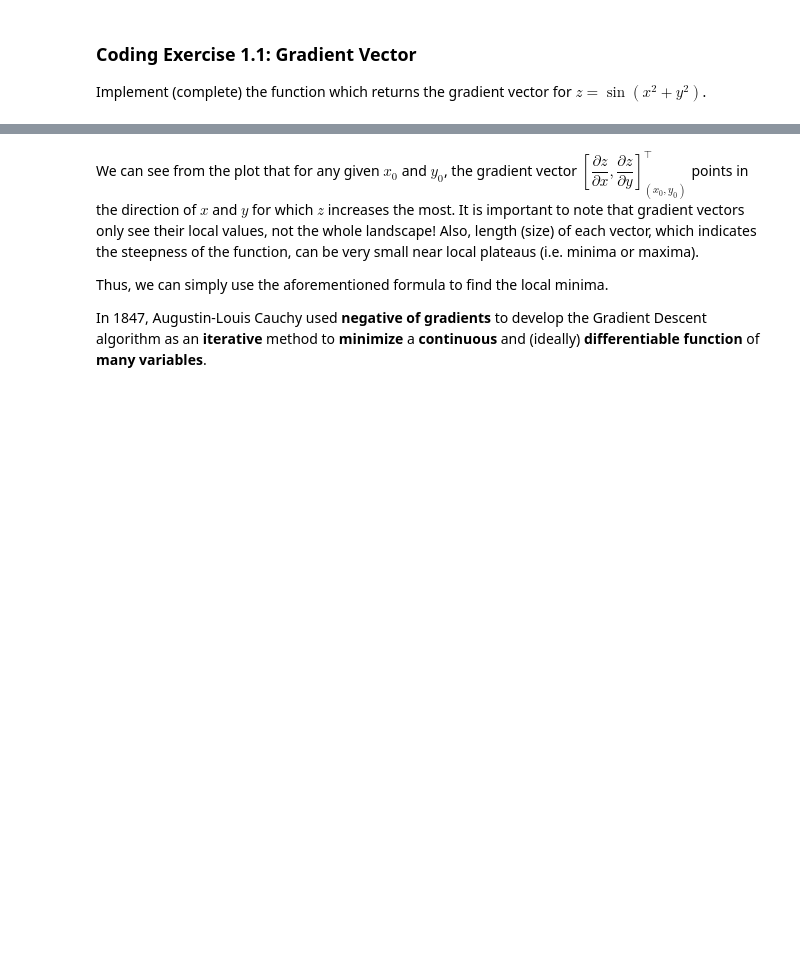
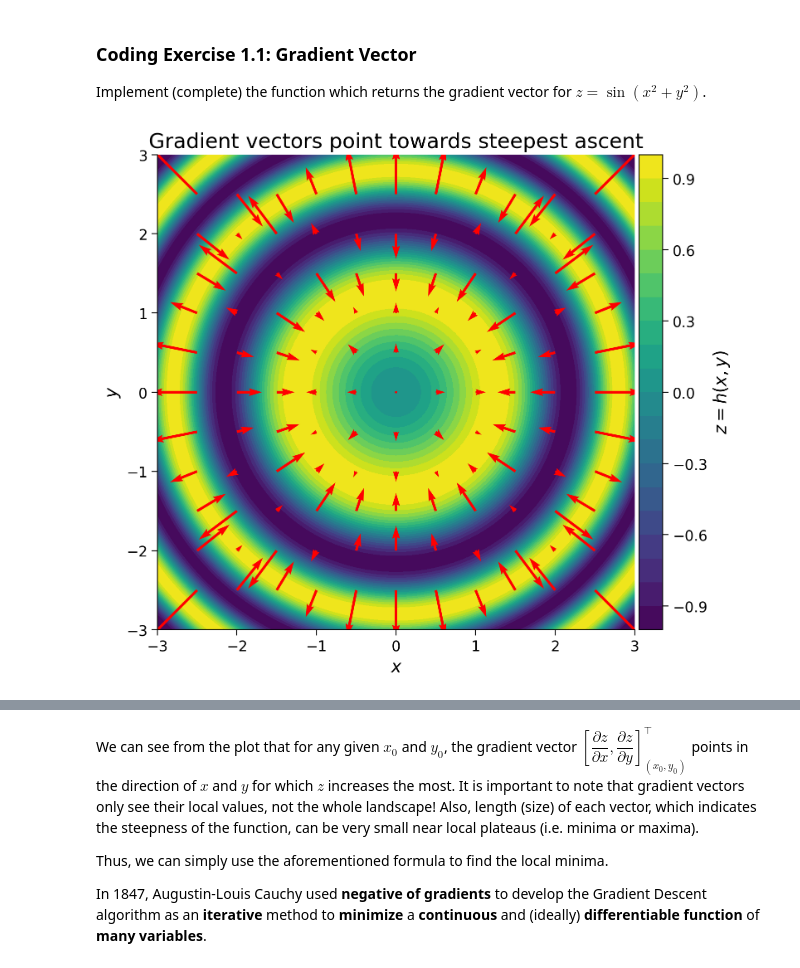
Before and after one commit to Xiaoyue-Zhou/NeuroMatch-DL, a Jupyter notebook: tutorials/W1D2_LinearDeepLearning/student/W1D2_Tutorial1.ipynb, the cells around one changed output, grey strips where cells are left out. Saved outputs shown, nothing was run; the diff lists cells and outputs as text; code cells hidden in the pictures; blank space fills up the shorter version.

```diff
--- a/tutorials/W1D2_LinearDeepLearning/student/W1D2_Tutorial1.ipynb
+++ b/tutorials/W1D2_LinearDeepLearning/student/W1D2_Tutorial1.ipynb
@@ -416,38 +426,40 @@ def fun_z(x, y):
 
   Returns:
     z: (float, np.ndarray)
       sin(x^2 + y^2)
   """
   z = np.sin(x**2 + y**2)
   return z
 
 
 def fun_dz(x, y):
   """
   Implements function sin(x^2 + y^2)
 
   Args:
     x: (float, np.ndarray)
       Variable x
     y: (float, np.ndarray)
       Variable y
 
   Returns:
     Tuple of gradient vector for sin(x^2 + y^2)
   """
   #################################################
   ## Implement the function which returns gradient vector
   ## Complete the partial derivatives dz_dx and dz_dy
   # Complete the function and remove or comment the line below
-  raise NotImplementedError("Gradient function `fun_dz`")
+  # raise NotImplementedError("Gradient function `fun_dz`")
   #################################################
-  dz_dx = ...
-  dz_dy = ...
+  dz_dx = 2*np.cos(x**2+y**2)*x
+  dz_dy = 2*np.cos(x**2+y**2)*y
   return (dz_dx, dz_dy)
 
 
-## Uncomment to run
-# ex1_plot(fun_z, fun_dz)
+# Uncomment to run
+ex1_plot(fun_z, fun_dz)
+# %% [output]
+[figure, added]
 # %% [markdown]
 [*Click for solution*](https://github.com/NeuromatchAcademy/course-content-dl/tree/main/tutorials/W1D2_LinearDeepLearning/solutions/W1D2_Tutorial1_Solution_25404147.py)
 
```
Also changed, not shown: parts of 10 cells of this notebook.
